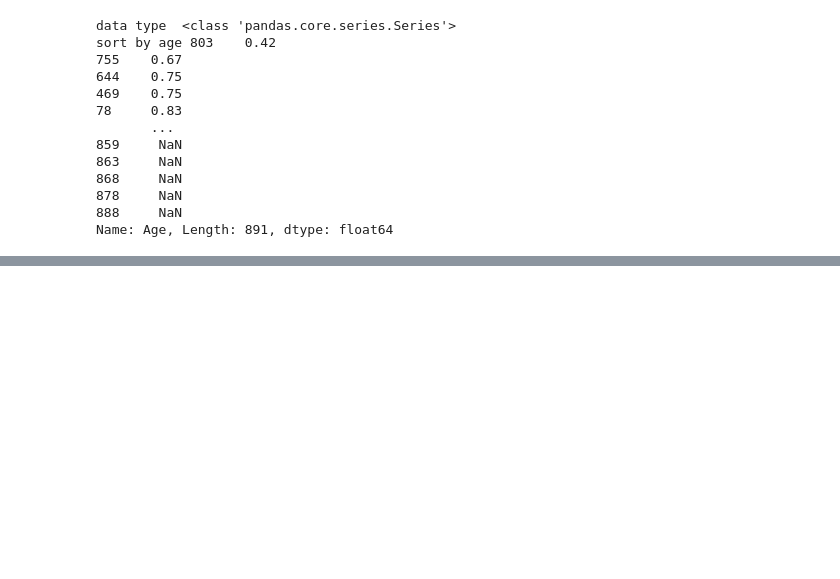
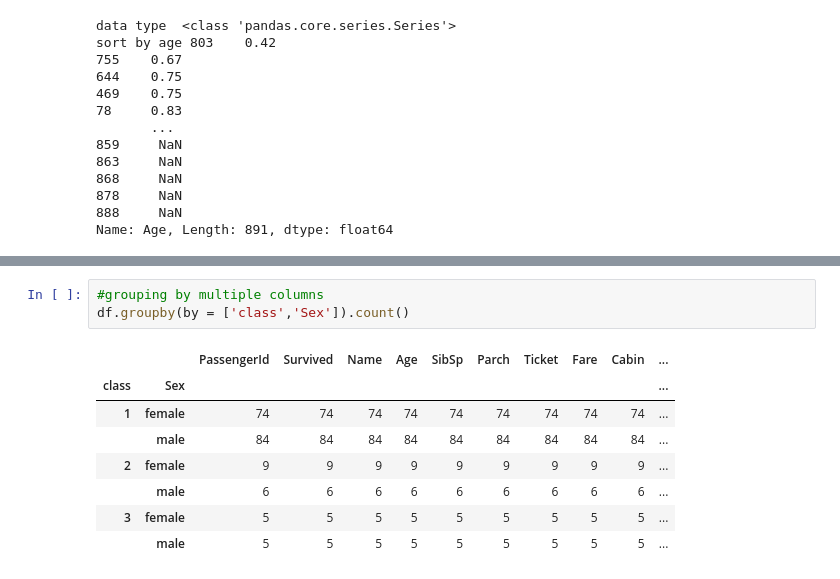
Before and after one commit to Pradeep24032004/data_science, a Jupyter notebook: PandasBasics.ipynb, the cells around one changed output, grey strips where cells are left out. Drawn from its saved outputs; the diff is of its cells as text; blank space fills up the shorter version.

```diff
--- a/PandasBasics.ipynb
+++ b/PandasBasics.ipynb
@@ -903,0 +1086,12 @@ Name: Age, Length: 891, dtype: float64
+# %%
+#grouping by multiple columns
+df.groupby(by = ['class','Sex']).count()
+# %% [output]
+|  |  | PassengerId | Survived | Name | Age | SibSp | Parch | Ticket | Fare | Cabin | ... |
+| class | Sex |  |  |  |  |  |  |  |  |  | ... |
+| 1 | female | 74 | 74 | 74 | 74 | 74 | 74 | 74 | 74 | 74 | ... |
+|  | male | 84 | 84 | 84 | 84 | 84 | 84 | 84 | 84 | 84 | ... |
+| 2 | female | 9 | 9 | 9 | 9 | 9 | 9 | 9 | 9 | 9 | ... |
+|  | male | 6 | 6 | 6 | 6 | 6 | 6 | 6 | 6 | 6 | ... |
+| 3 | female | 5 | 5 | 5 | 5 | 5 | 5 | 5 | 5 | 5 | ... |
+|  | male | 5 | 5 | 5 | 5 | 5 | 5 | 5 | 5 | 5 | ... |
```
Also changed, not shown: parts of 14 cells of this notebook.
